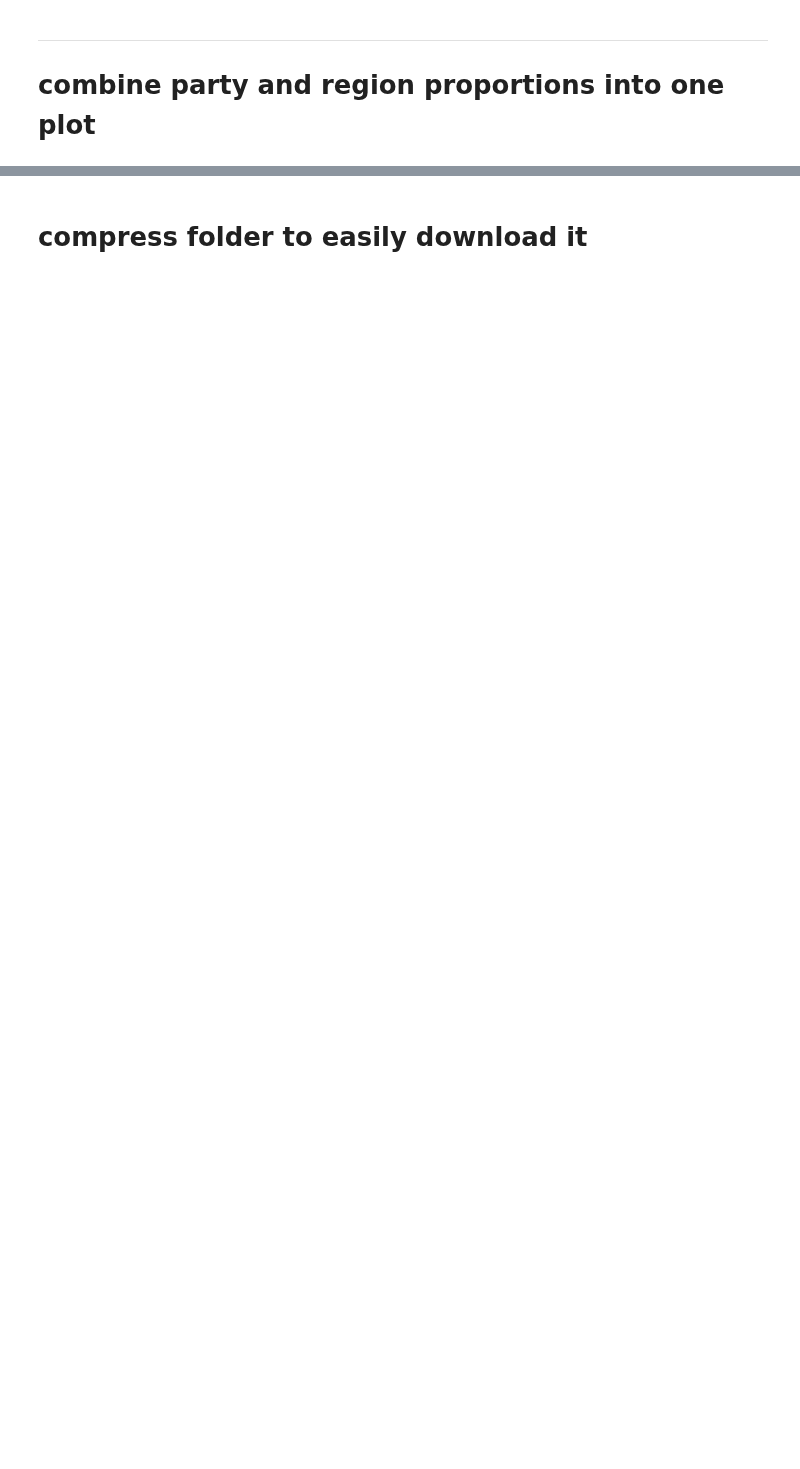
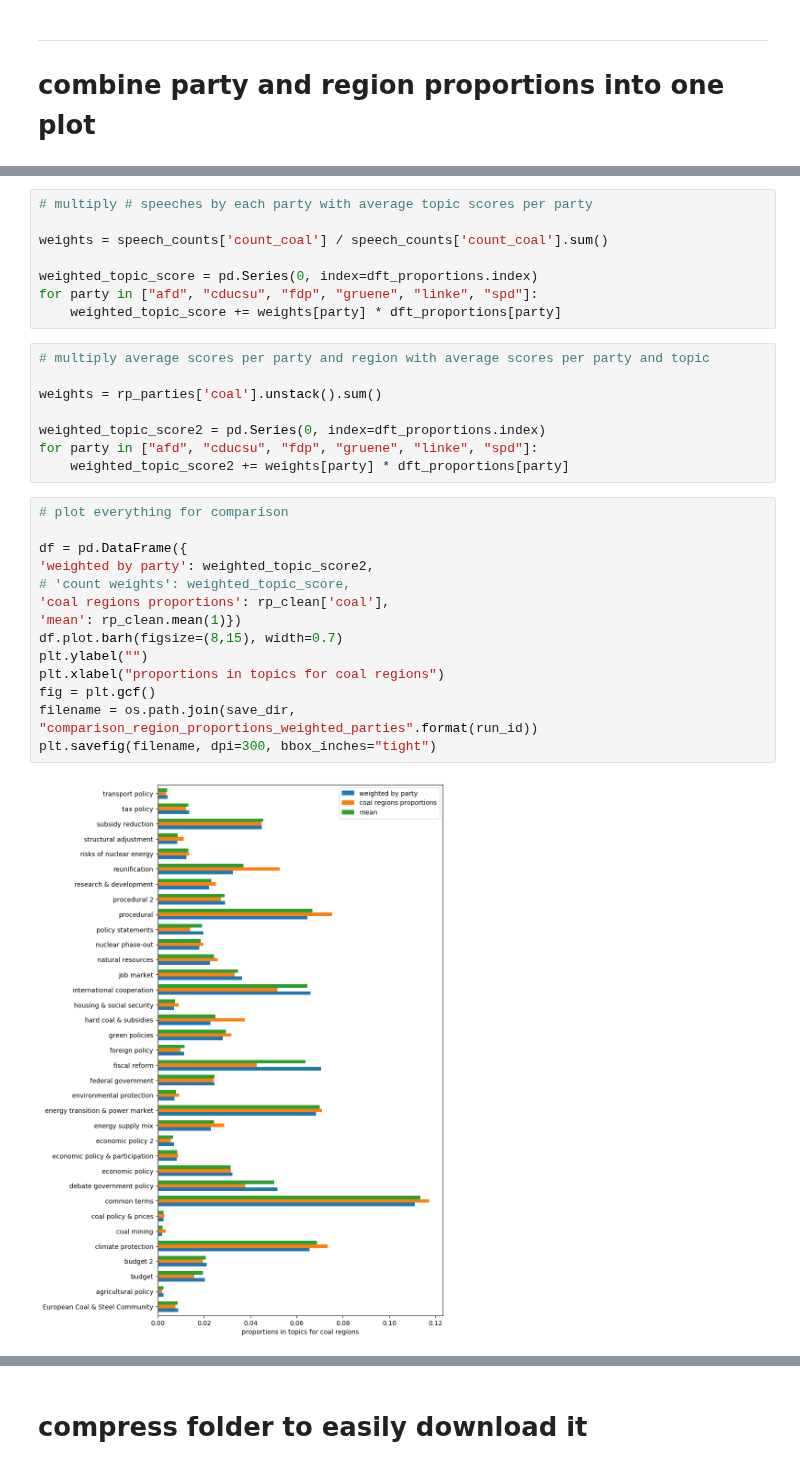
Before and after one commit to mcc-apsis/coal-discourse, a Jupyter notebook: 10b_fig_party_and_region_proportions.ipynb, the cells around one changed output, grey strips where cells are left out. Saved outputs shown, nothing was run; the diff lists cells and outputs as text; blank space fills up the shorter version.

```diff
--- a/10b_fig_party_and_region_proportions.ipynb
+++ b/10b_fig_party_and_region_proportions.ipynb
@@ -401,0 +557,32 @@ plt.savefig(filename, dpi=300, bbox_inches="tight")
+# %%
+# multiply # speeches by each party with average topic scores per party
+
+weights = speech_counts['count_coal'] / speech_counts['count_coal'].sum()
+
+weighted_topic_score = pd.Series(0, index=dft_proportions.index)
+for party in ["afd", "cducsu", "fdp", "gruene", "linke", "spd"]:
+    weighted_topic_score += weights[party] * dft_proportions[party]
+# %%
+# multiply average scores per party and region with average scores per party and topic
+
+weights = rp_parties['coal'].unstack().sum()
+
+weighted_topic_score2 = pd.Series(0, index=dft_proportions.index)
+for party in ["afd", "cducsu", "fdp", "gruene", "linke", "spd"]:
+    weighted_topic_score2 += weights[party] * dft_proportions[party]
+# %%
+# plot everything for comparison
+
+df = pd.DataFrame({
+'weighted by party': weighted_topic_score2,
+# 'count weights': weighted_topic_score,
+'coal regions proportions': rp_clean['coal'],
+'mean': rp_clean.mean(1)})
+df.plot.barh(figsize=(8,15), width=0.7)
+plt.ylabel("")
+plt.xlabel("proportions in topics for coal regions")
+fig = plt.gcf()
+filename = os.path.join(save_dir, "comparison_region_proportions_weighted_parties".format(run_id))
+plt.savefig(filename, dpi=300, bbox_inches="tight")
+# %% [output]
+[figure, added]
```
Also changed, not shown: parts of 18 cells of this notebook, 2 other files.
